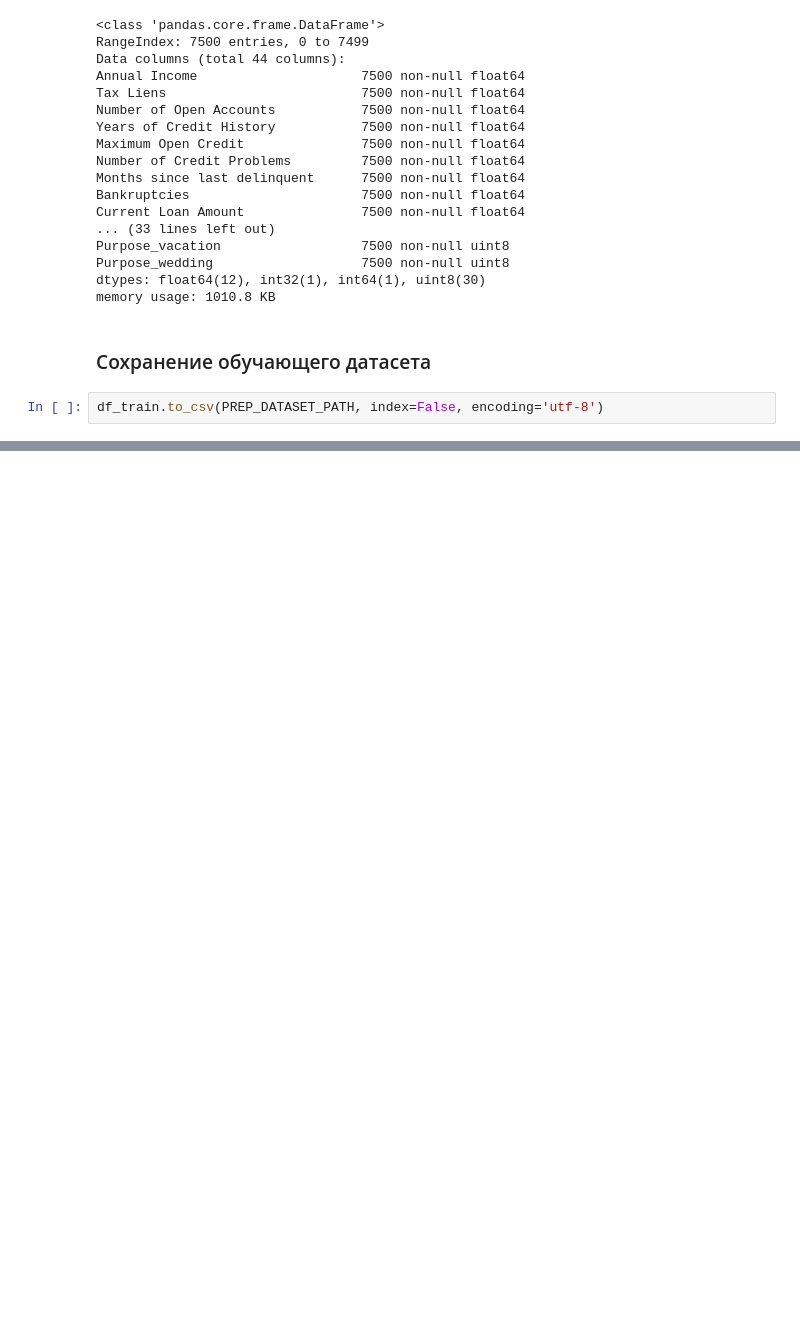
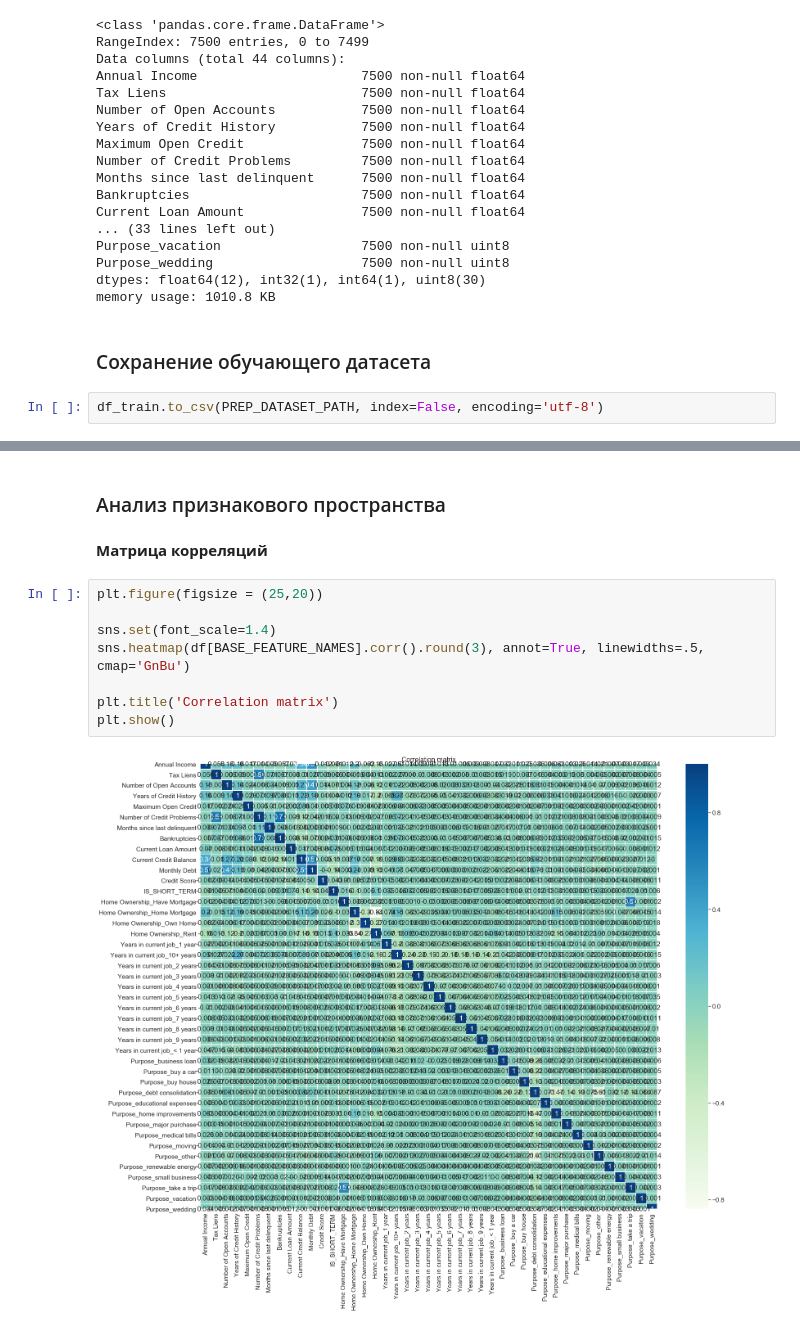
Before and after one commit to gulchitai/python4ds2, a Jupyter notebook: Course project/GSych_solution.ipynb, the cells around one changed output, grey strips where cells are left out. Drawn from its saved outputs; the diff is of its cells as text; blank space fills up the shorter version.

```diff
--- a/Course project/GSych_solution.ipynb
+++ b/Course project/GSych_solution.ipynb
@@ -322,0 +403,14 @@ df_train.to_csv(PREP_DATASET_PATH, index=False, encoding='utf-8')
+# %% [markdown]
+### Анализ признакового пространства<a class="anchor" id="features_analysis"></a>
+# %% [markdown]
+**Матрица корреляций**
+# %%
+plt.figure(figsize = (25,20))
+
+sns.set(font_scale=1.4)
+sns.heatmap(df[BASE_FEATURE_NAMES].corr().round(3), annot=True, linewidths=.5, cmap='GnBu')
+
+plt.title('Correlation matrix')
+plt.show()
+# %% [output]
+[figure, added]
```
Also changed, not shown: parts of 13 cells of this notebook, 1 other file.
